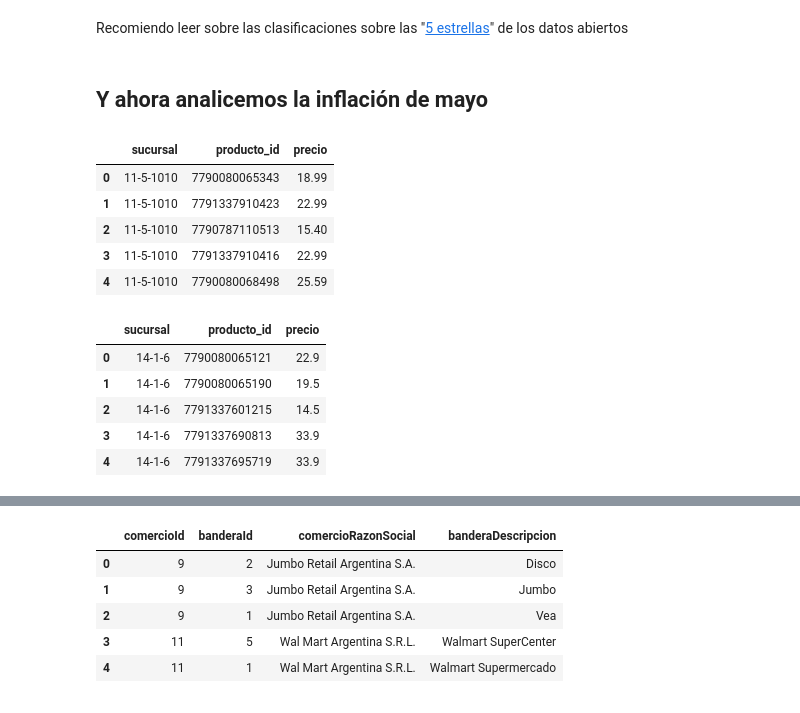
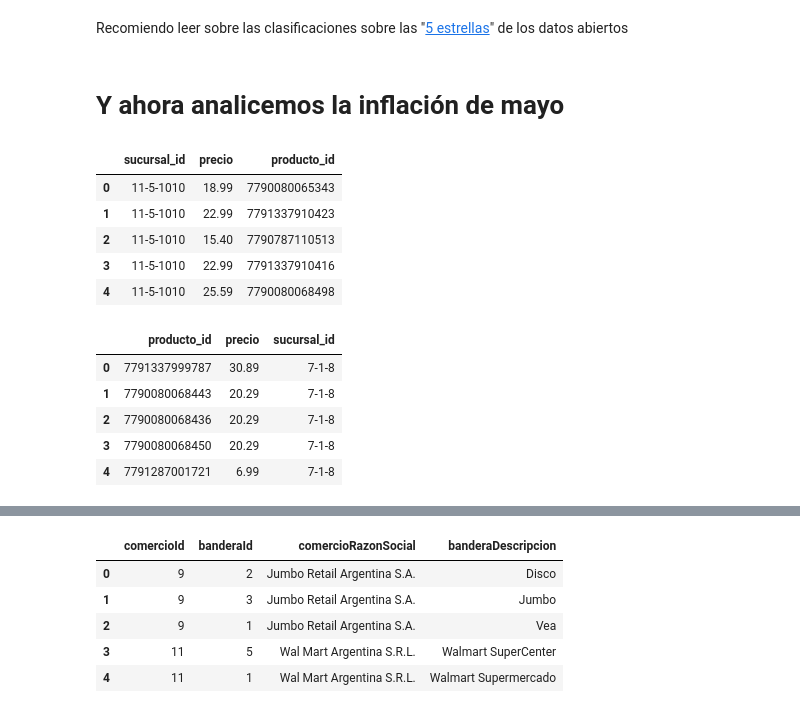
Before and after one commit to mgaitan/analisis_de_datos_isep, a Jupyter notebook: presenciales/clase2.ipynb, the cells around one changed output, grey strips where cells are left out. Cells and saved outputs as stored; diff of their text form; code cells hidden in the pictures.

```diff
--- a/presenciales/clase2.ipynb
+++ b/presenciales/clase2.ipynb
@@ -45,4 +45,4 @@ IFrame('http://www.justiciacordoba.gob.ar/transparencia/', width="100%", height=
 # %% [markdown]
 Recomiendo leer sobre las clasificaciones sobre las "[5 estrellas]('http://opendata-ajuntament.barcelona.cat/es/faqs/#collapseEighteen)" de los datos abiertos
 # %% [markdown]
-## Y ahora analicemos la inflación de mayo
+# Y ahora analicemos la inflación de mayo
@@ -49,23 +51,23 @@ Recomiendo leer sobre las clasificaciones sobre las "[5 estrellas]('http://opend
 # %%
-precios_abril = pd.read_csv('../proyecto_integrador/precios_2018-04-20.csv')
+precios_abril = pd.read_csv('../proyecto_integrador/precios_abril20.csv')
 precios_abril.head()
 # %% [output]
-|  | sucursal | producto_id | precio |
-| 0 | 11-5-1010 | 7790080065343 | 18.99 |
-| 1 | 11-5-1010 | 7791337910423 | 22.99 |
-| 2 | 11-5-1010 | 7790787110513 | 15.40 |
-| 3 | 11-5-1010 | 7791337910416 | 22.99 |
-| 4 | 11-5-1010 | 7790080068498 | 25.59 |
+|  | sucursal_id | precio | producto_id |
+| 0 | 11-5-1010 | 18.99 | 7790080065343 |
+| 1 | 11-5-1010 | 22.99 | 7791337910423 |
+| 2 | 11-5-1010 | 15.40 | 7790787110513 |
+| 3 | 11-5-1010 | 22.99 | 7791337910416 |
+| 4 | 11-5-1010 | 25.59 | 7790080068498 |
 # %%
-precios_mayo = pd.read_csv('../proyecto_integrador/precios_2018-05-15.csv')
+precios_mayo = pd.read_csv('../proyecto_integrador/precios_mayo22.csv')
 precios_mayo.head()
 # %% [output]
-|  | sucursal | producto_id | precio |
-| 0 | 14-1-6 | 7790080065121 | 22.9 |
-| 1 | 14-1-6 | 7790080065190 | 19.5 |
-| 2 | 14-1-6 | 7791337601215 | 14.5 |
-| 3 | 14-1-6 | 7791337690813 | 33.9 |
-| 4 | 14-1-6 | 7791337695719 | 33.9 |
+|  | producto_id | precio | sucursal_id |
+| 0 | 7791337999787 | 30.89 | 7-1-8 |
+| 1 | 7790080068443 | 20.29 | 7-1-8 |
+| 2 | 7790080068436 | 20.29 | 7-1-8 |
+| 3 | 7790080068450 | 20.29 | 7-1-8 |
+| 4 | 7791287001721 | 6.99 | 7-1-8 |
 # %%
 sucursales = pd.read_csv('../proyecto_integrador/sucursales.csv')
 sucursales.head()
```
Also changed, not shown: parts of 8 cells of this notebook.
